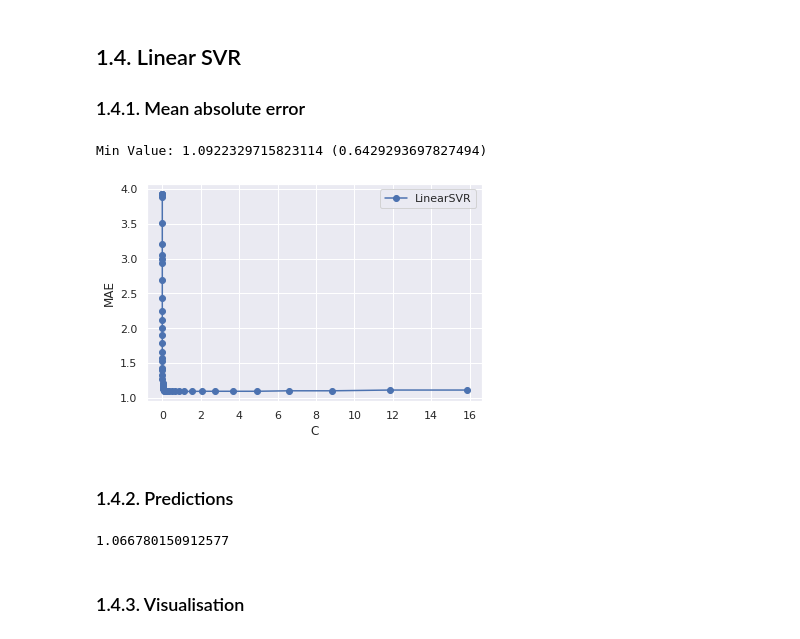
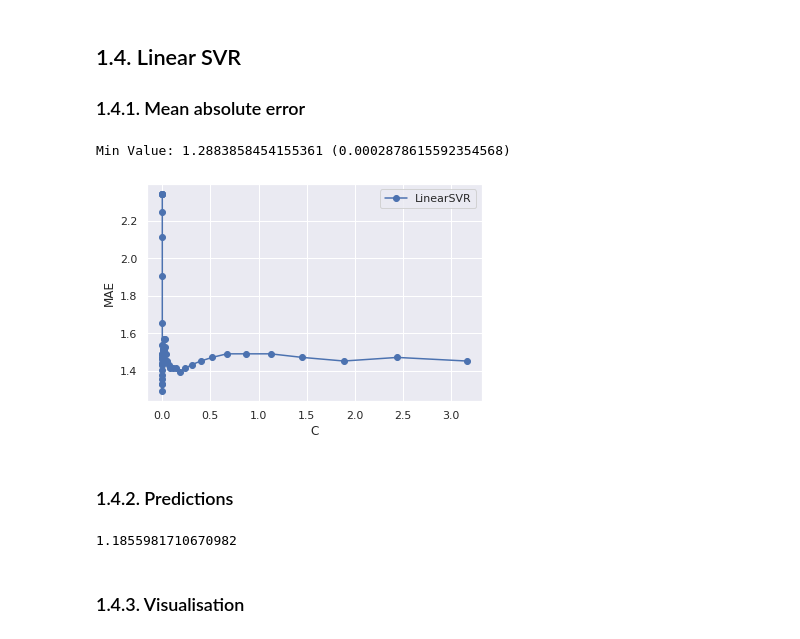
Before and after one commit to GummyBearStudioTeam/ESI_MLTechniques, a Jupyter notebook: Milestone2_Supervised.ipynb, the cells around one changed output. Saved outputs shown, nothing was run; the diff lists cells and outputs as text; code cells hidden in the pictures.

Commit message:
PCA normal submission generated

```diff
--- a/Milestone2_Supervised.ipynb
+++ b/Milestone2_Supervised.ipynb
@@ -395,7 +383,9 @@ def save_results(y_pred, name, index):
 
 ### 1.0.1. Drop least important features
 # %%
-drop_features = 0
-drop_features = list(feature_importance_X[:drop_features].index)
+importances = feature_importance_pca
+drop_features = 9
+
+drop_features = list(importances[:drop_features].index)
 drop_features
 # %% [output]
@@ -405,8 +395,8 @@ drop_features
 Here we assign a work dataset.
 It can be the whole dataset / Iquitos part / San Juan part / PCA or any other stored dataframe.
 # %%
-X = X_.loc['sj'].drop(drop_features, axis=1)
-y = y_.loc['sj']['normal']
+X = X_pca.loc['iq'].drop(drop_features, axis=1)
+y = y_.loc['iq']['normal']
 # %%
 # Set to False if using original total_cases column
 LogShift.ENABLED = True
@@ -536,18 +526,18 @@ generate_visualization(y_pred, LogShift.original(y_test))
 ### 1.4.1. Mean absolute error
 # %%
 svr = svm.LinearSVR(C=1.0, epsilon=0.0, tol=1e-4, loss='squared_epsilon_insensitive', max_iter=1e4, random_state=99)
-generate_plot(X, y, svr, 'C', np.logspace(-5,1.2,num=50), 10)
+generate_plot(X, y, svr, 'C', np.logspace(-5,0.5,num=50), 10)
 plt.show()
 # %% [output]
-Min Value: 1.0922329715823114 (0.6429293697827494)
+Min Value: 1.2883858454155361 (0.0002878615592354568)
-[figure, old version]
+[figure, new version]
 # %% [markdown]
 ### 1.4.2. Predictions
 # %%
-svr = svm.LinearSVR(C=0.0014, epsilon=0.0, loss='squared_epsilon_insensitive', max_iter=1e4, random_state=99)
+svr = svm.LinearSVR(C=0.0002, epsilon=0.0, loss='squared_epsilon_insensitive', max_iter=1e4, random_state=99)
 fit_regressor(svr, X_train, y_train)
 # %% [output]
-1.066780150912577
+1.1855981710670982
 # %%
 y_pred = LogShift.original(get_predictions(svr, X_test))
 # %% [markdown]
```
Also changed, not shown: parts of 42 cells of this notebook, 5 other files.
